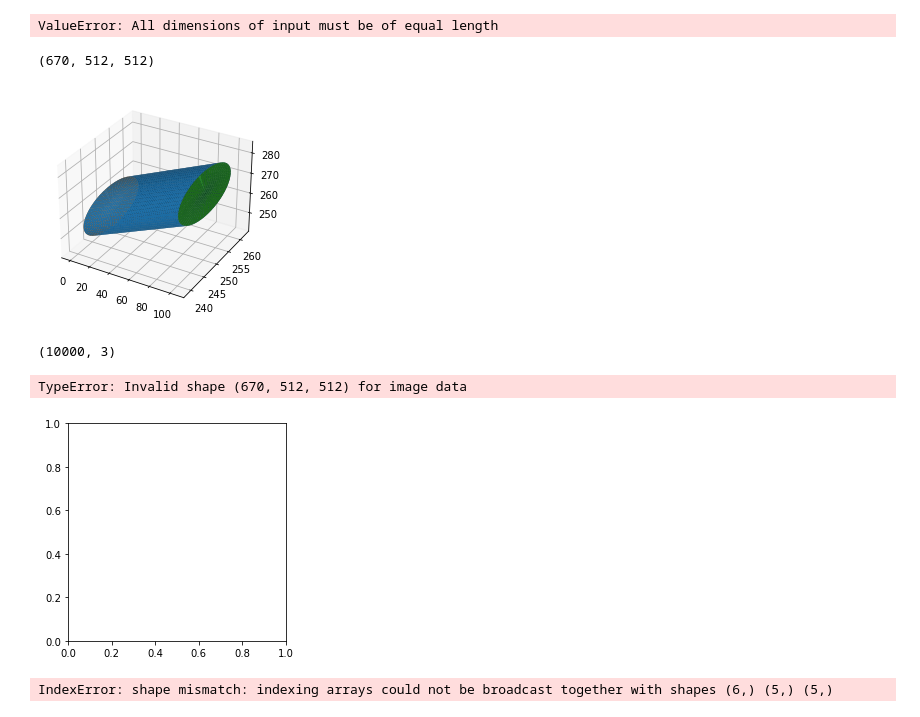
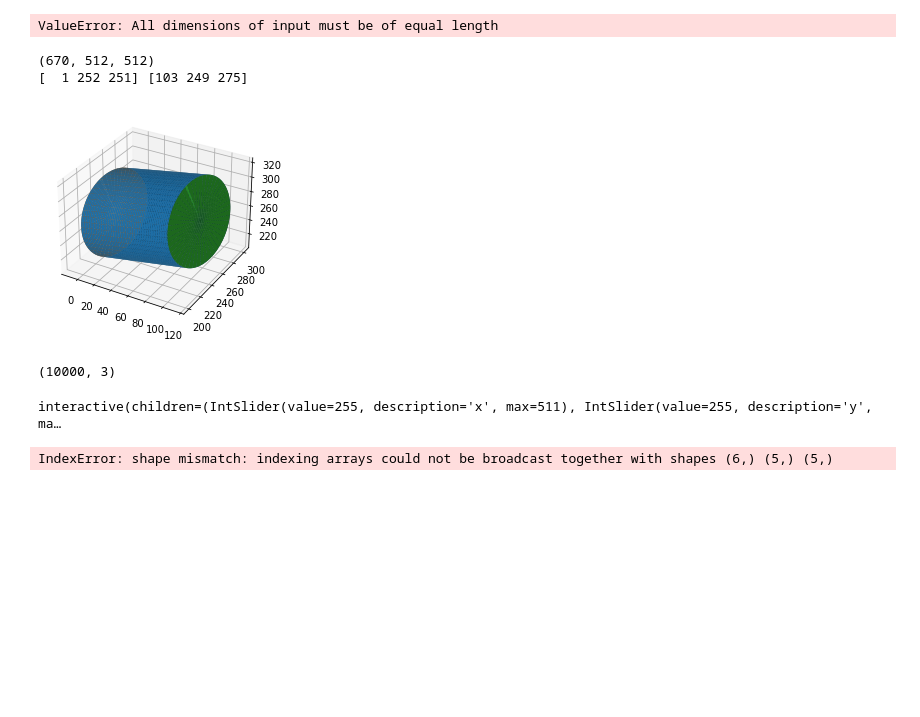
Before and after one commit to s-n-naik/airway_exploration, a Jupyter notebook: mask_calculations.ipynb, the cells around one changed output. Saved outputs shown, nothing was run; the diff lists cells and outputs as text; code cells hidden in the pictures; blank space fills up the shorter version.

Commit message:
trying to fill in cyllinders - still not working

```diff
--- a/mask_calculations.ipynb
+++ b/mask_calculations.ipynb
@@ -304,8 +304,9 @@ image = np.zeros(shape=img_array.shape)
 print(image.shape)
 start= np.array([startz, startx, starty])
 end= tree_w_coords.loc[tree_w_coords.endbpid == 1][['z','x', 'y']].values.squeeze()
+print(start, end)
 # set radius and centres values
-r = 10
+r = 50
 # start = [30, 45, 60]
 # end = [40, 58, 70]
 p1 = np.array(start)
@@ -350,50 +351,50 @@ X2, Y2, Z2 = [p1[i] + rsample[i] * np.sin(theta) * n1[i] + rsample[i] * np.cos(t
 # "Top"
 X3, Y3, Z3 = [p1[i] + v[i] * mag + rsample[i] * np.sin(theta) * n1[i] + rsample[i] * np.cos(theta) * n2[i] for i in [0, 1, 2]]
 
 fig = plt.figure()
 ax = fig.add_subplot(111, projection='3d')
 ax.plot_surface(X, Y, Z)
 ax.plot_surface(X2, Y2, Z2)
 ax.plot_surface(X3, Y3, Z3)
 
 plt.show()
 
 tube = np.stack((X.ravel(), Y.ravel(), Z.ravel()), axis=1)
-# face1 = np.stack((X2.ravel(), Y2.ravel(), Z2.ravel()), axis=1)
-# face2 = np.stack((X3.ravel(), Y3.ravel(), Z3.ravel()), axis=1)
+face1 = np.stack((X2.ravel(), Y2.ravel(), Z2.ravel()), axis=1)
+face2 = np.stack((X3.ravel(), Y3.ravel(), Z3.ravel()), axis=1)
 print(tube.shape)
 # filling numpy mask
+image = np.zeros(shape=img_array.shape)
+for i in range(len(tube)):
+    image[int(tube[i][0]), int(tube[i][1]), int(tube[i][2])] = 1
 
-for i in range(len(tube)):
-    image[int(tube[i][0]), int(tube[i][1]), int(tube[i][2])] = 255
+for j in range(len(face1)):
+    image[int(face1[j][0]), int(face1[j][1]), int(face1[j][2])] = 255
 
+for k in range(len(face2)):
+    image[int(face2[k][0]), int(face2[k][1]), int(face2[k][2])] = 255
 
 def fill_convex(arr):
-    for i in range(arr.shape[1]):
-        for j in range(arr.shape[2]):
+    for i in range(arr.shape[0]):
+        for j in range(arr.shape[1]):
             mask = slice(None), slice(i, i + 1), slice(j, j + 1)
+#             print("mask",mask)
             line = arr[mask]
             k = np.where(line > 0)[0]
             if len(k):
                 start, stop = np.min(k), np.max(k)
                 line[start:stop] = 1
     return arr
-# for j in range(len(face1)):
-#     image[int(face1[j][0]), int(face1[j][1]), int(face1[j][2])] = 255
 
-# for k in range(len(face2)):
-#     image[int(face2[k][0]), int(face2[k][1]), int(face2[k][2])] = 255
-plt.figure(projection='3d')
-plt.plot(tube
-        )
+image =fill_convex(image)
 
 interactive_view(sitk.GetImageFromArray(image))
 # %% [output]
 (670, 512, 512)
+[  1 252 251] [103 249 275]
-[figure, old version]
+[figure, new version]
 (10000, 3)
-TypeError: Invalid shape (670, 512, 512) for image data
+interactive(children=(IntSlider(value=255, description='x', max=511), IntSlider(value=255, description='y', ma…
-[figure, removed]
 # %%
 bps = np.zeros([5,5,5])
 bps[np.where(bps == 0)]=1
```
